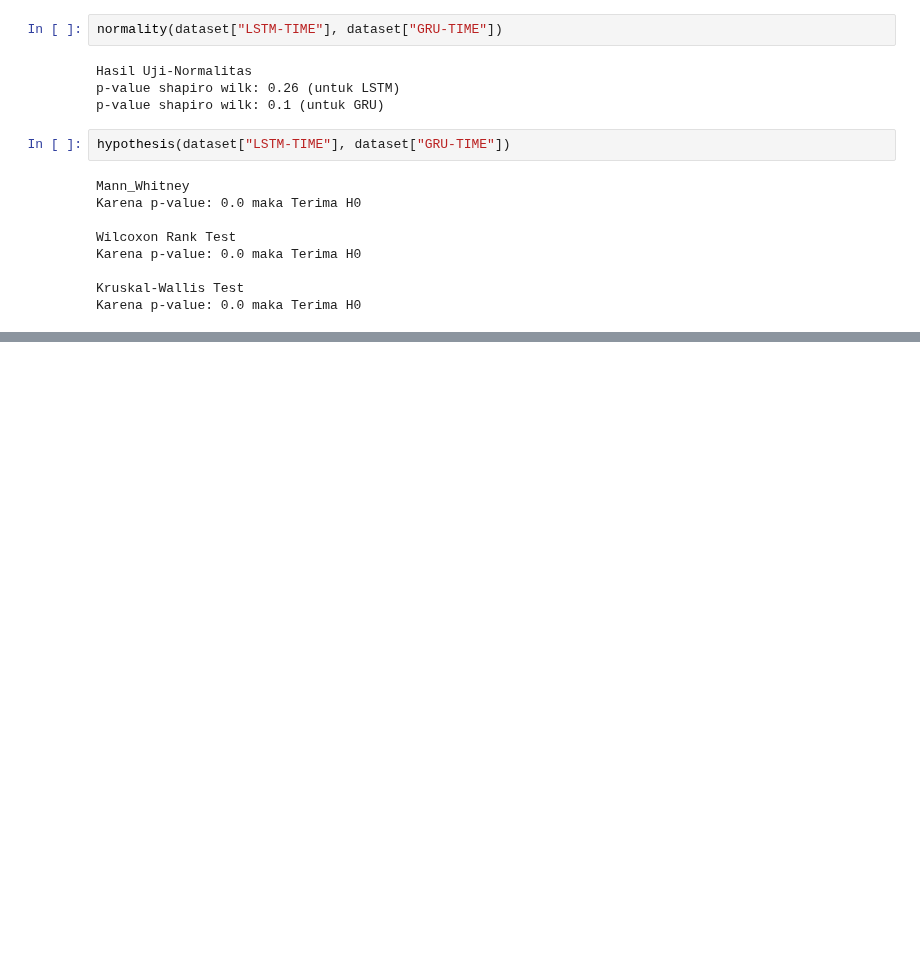
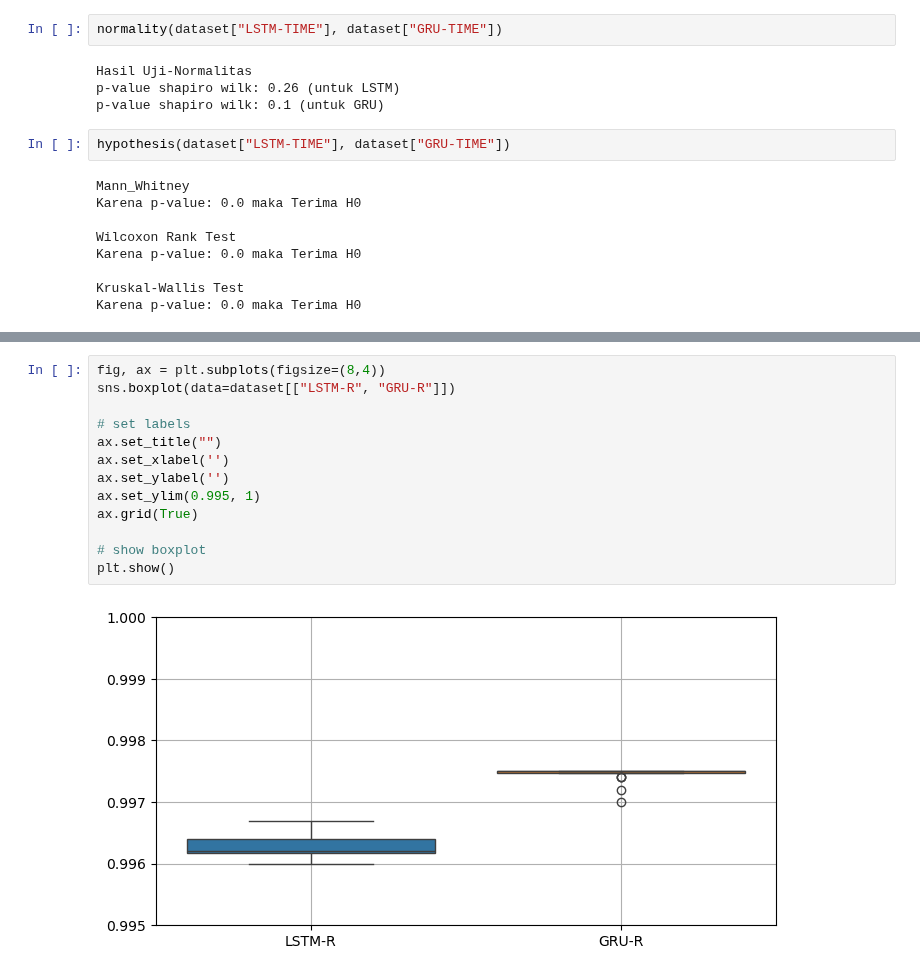
Before and after one commit to kusin/tensorflow-btc-usd-v2, a Jupyter notebook: K06-Uji-Hipotesis.ipynb, the cells around one changed output, grey strips where cells are left out. Saved outputs shown, nothing was run; the diff lists cells and outputs as text; blank space fills up the shorter version.

```diff
--- a/K06-Uji-Hipotesis.ipynb
+++ b/K06-Uji-Hipotesis.ipynb
@@ -221,0 +241,15 @@ Karena p-value: 0.0 maka Terima H0
+# %%
+fig, ax = plt.subplots(figsize=(8,4))
+sns.boxplot(data=dataset[["LSTM-R", "GRU-R"]])
+
+# set labels
+ax.set_title("")
+ax.set_xlabel('')
+ax.set_ylabel('')
+ax.set_ylim(0.995, 1)
+ax.grid(True)
+
+# show boxplot
+plt.show()
+# %% [output]
+[figure, added]
```
Also changed, not shown: parts of 2 cells of this notebook, 1 other file.
